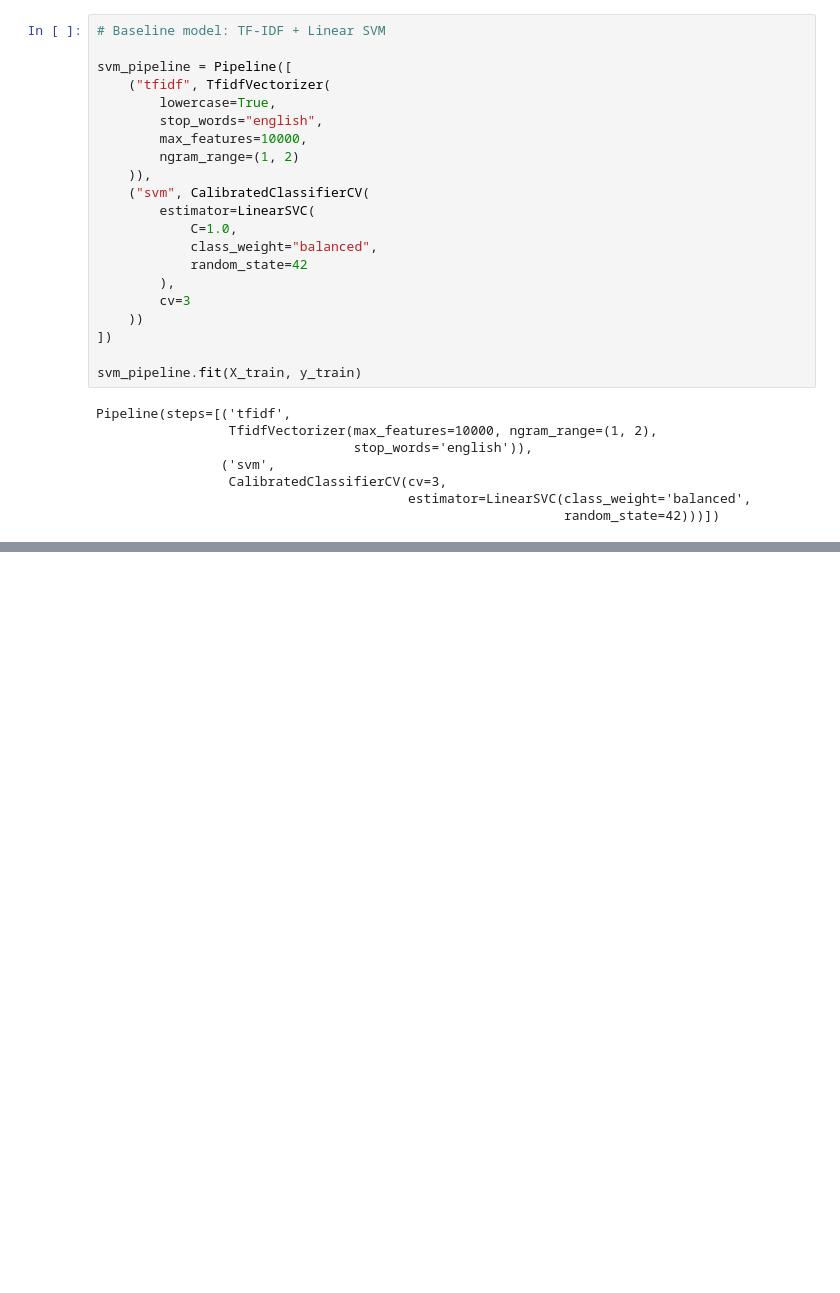
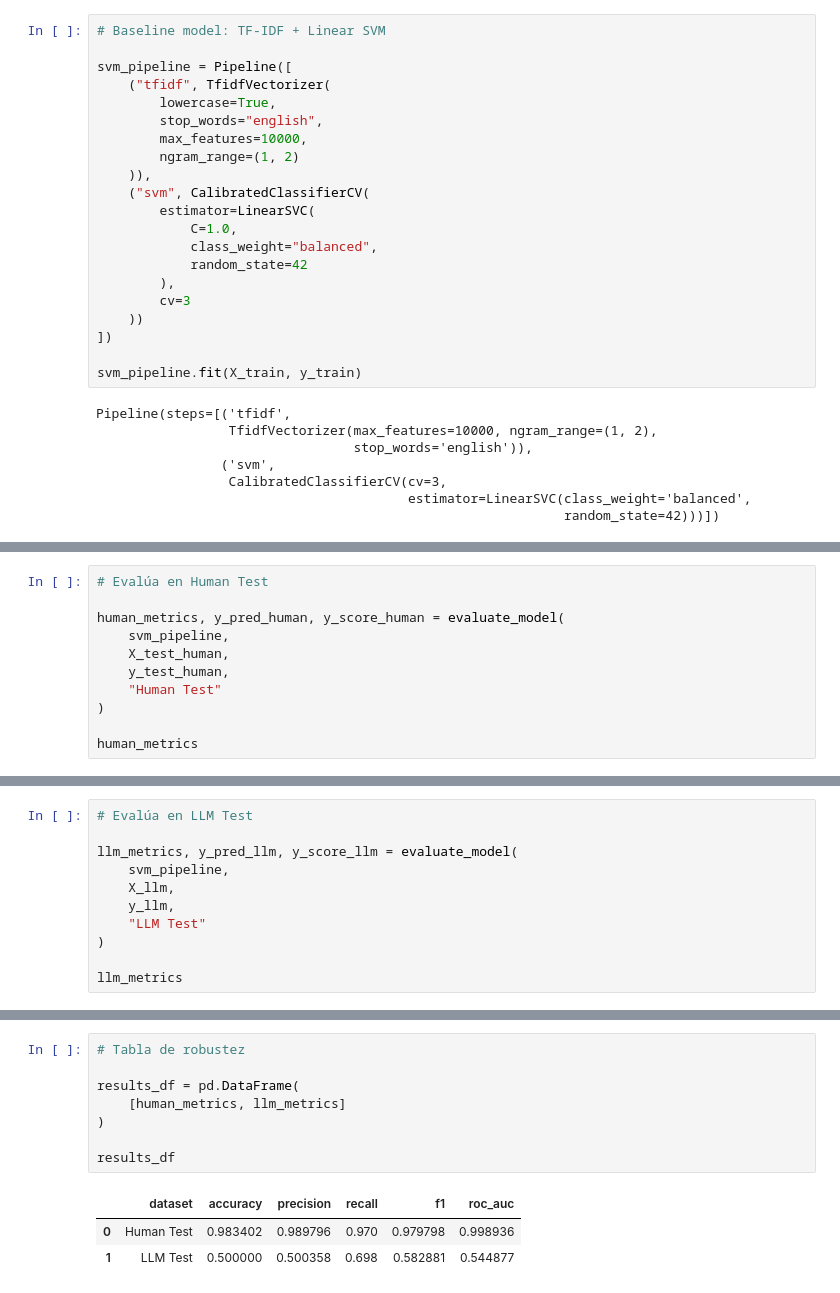
Before and after one commit to EdwinOrtegaK/Phishing-Detection-LLM-Shift, a Jupyter notebook: notebooks/phishing_llm_robustness.ipynb, the cells around one changed output, grey strips where cells are left out. Drawn from its saved outputs; the diff is of its cells as text; blank space fills up the shorter version.

Commit message:
feat: evaluate baseline svm under llm distribution shift

```diff
--- a/notebooks/phishing_llm_robustness.ipynb
+++ b/notebooks/phishing_llm_robustness.ipynb
@@ -248,0 +282,11 @@ Pipeline(steps=[('tfidf',
+# %%
+# Evalúa en Human Test
+
+human_metrics, y_pred_human, y_score_human = evaluate_model(
+    svm_pipeline,
+    X_test_human,
+    y_test_human,
+    "Human Test"
+)
+
+human_metrics
@@ -248,0 +309,11 @@ Pipeline(steps=[('tfidf',
+# %%
+# Evalúa en LLM Test
+
+llm_metrics, y_pred_llm, y_score_llm = evaluate_model(
+    svm_pipeline,
+    X_llm,
+    y_llm,
+    "LLM Test"
+)
+
+llm_metrics
@@ -248,0 +336,12 @@ Pipeline(steps=[('tfidf',
+# %%
+# Tabla de robustez
+
+results_df = pd.DataFrame(
+    [human_metrics, llm_metrics]
+)
+
+results_df
+# %% [output]
+|  | dataset | accuracy | precision | recall | f1 | roc_auc |
+| 0 | Human Test | 0.983402 | 0.989796 | 0.970 | 0.979798 | 0.998936 |
+| 1 | LLM Test | 0.500000 | 0.500358 | 0.698 | 0.582881 | 0.544877 |
```
Also changed, not shown: parts of 5 cells of this notebook.
